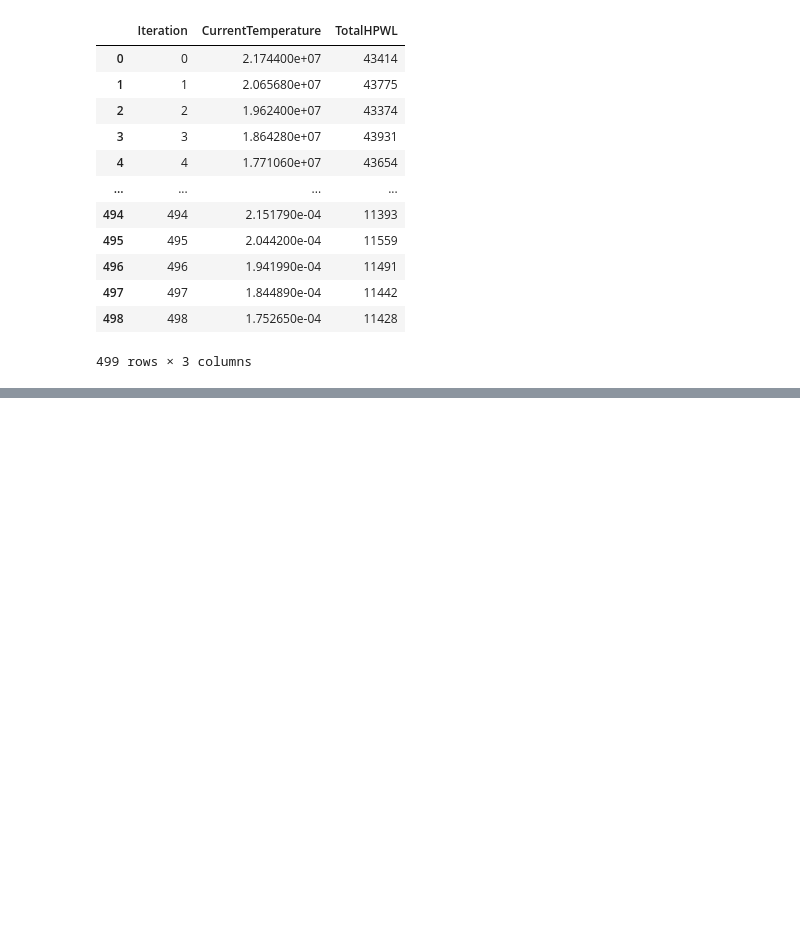
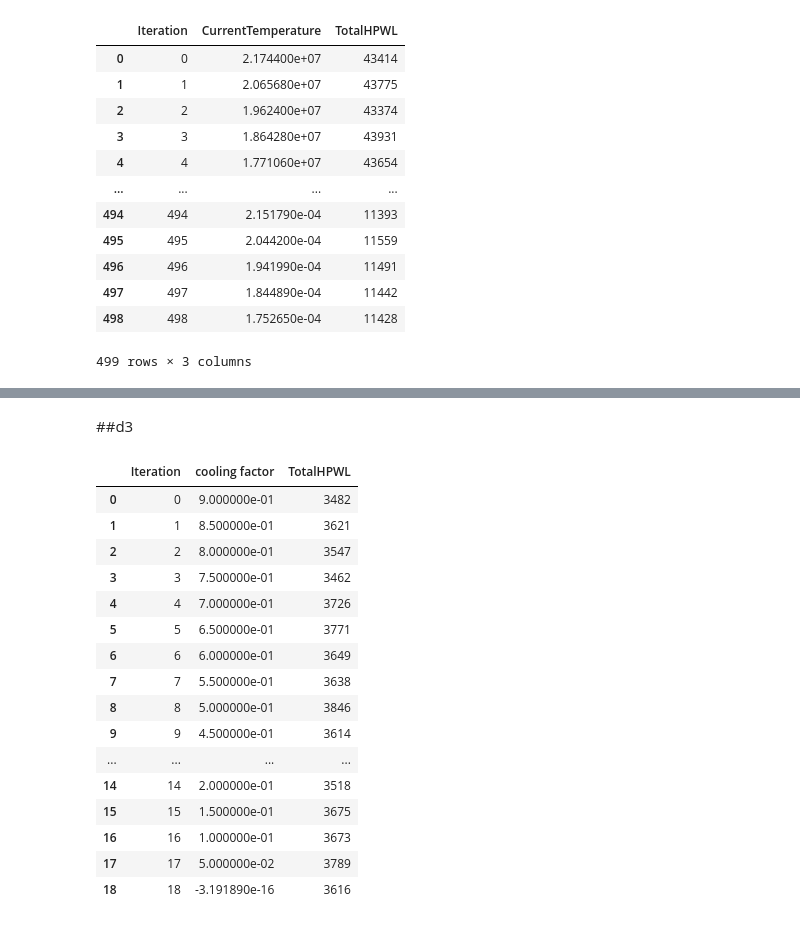
Before and after one commit to muhammadahmedelmahdy/DD2_Project, a Jupyter notebook: DD2_Graphs.ipynb, the cells around one changed output, grey strips where cells are left out. Drawn from its saved outputs; the diff is of its cells as text; code cells hidden in the pictures; blank space fills up the shorter version.

```diff
--- a/DD2_Graphs.ipynb
+++ b/DD2_Graphs.ipynb
@@ -240,0 +351,24 @@ fig.update_xaxes(autorange="reversed")
+# %% [markdown]
+##d3
+# %%
+d3_df2=pd.read_csv('annealing_data_graph2_d3.csv')
+# %%
+d3_df2
+# %% [output]
+|  | Iteration | cooling factor | TotalHPWL |
+| 0 | 0 | 9.000000e-01 | 3482 |
+| 1 | 1 | 8.500000e-01 | 3621 |
+| 2 | 2 | 8.000000e-01 | 3547 |
+| 3 | 3 | 7.500000e-01 | 3462 |
+| 4 | 4 | 7.000000e-01 | 3726 |
+| 5 | 5 | 6.500000e-01 | 3771 |
+| 6 | 6 | 6.000000e-01 | 3649 |
+| 7 | 7 | 5.500000e-01 | 3638 |
+| 8 | 8 | 5.000000e-01 | 3846 |
+| 9 | 9 | 4.500000e-01 | 3614 |
+| ... | ... | ... | ... |
+| 14 | 14 | 2.000000e-01 | 3518 |
+| 15 | 15 | 1.500000e-01 | 3675 |
+| 16 | 16 | 1.000000e-01 | 3673 |
+| 17 | 17 | 5.000000e-02 | 3789 |
+| 18 | 18 | -3.191890e-16 | 3616 |
```
Also changed, not shown: parts of 26 cells of this notebook.
